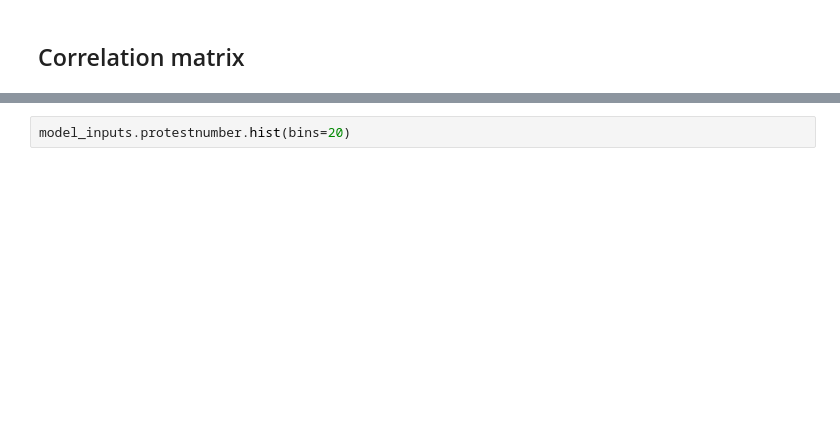
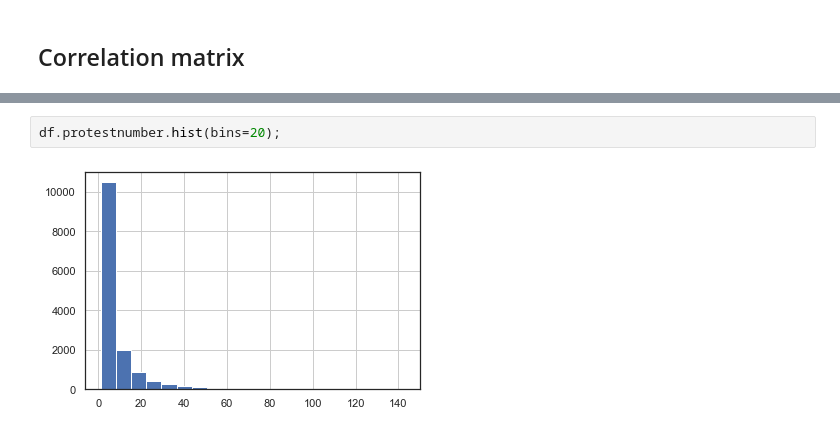
Before and after one commit to sethnlewis/Predicting-Political-Revolutions, a Jupyter notebook: notebooks/EDA - ALL.ipynb, the cells around one changed output, grey strips where cells are left out. Saved outputs shown, nothing was run; the diff lists cells and outputs as text; blank space fills up the shorter version.

```diff
--- a/notebooks/EDA - ALL.ipynb
+++ b/notebooks/EDA - ALL.ipynb
@@ -91,3 +59,5 @@ x_train, x_test, y_train, y_test = train_test_split(model_inputs, y, random_stat
 # %%
-model_inputs.protestnumber.hist(bins=20)
+df.protestnumber.hist(bins=20);
+# %% [output]
+[figure, added]
 # %%
```
Also changed, not shown: parts of 22 cells of this notebook, 2 other files.
